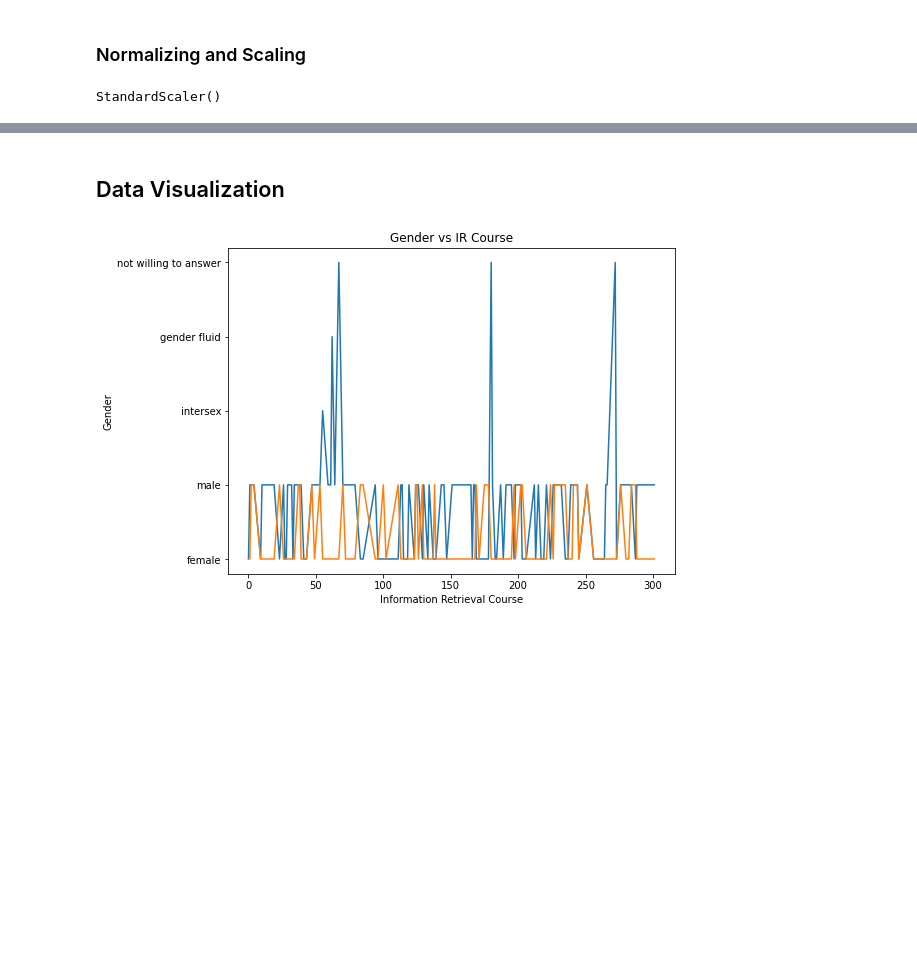
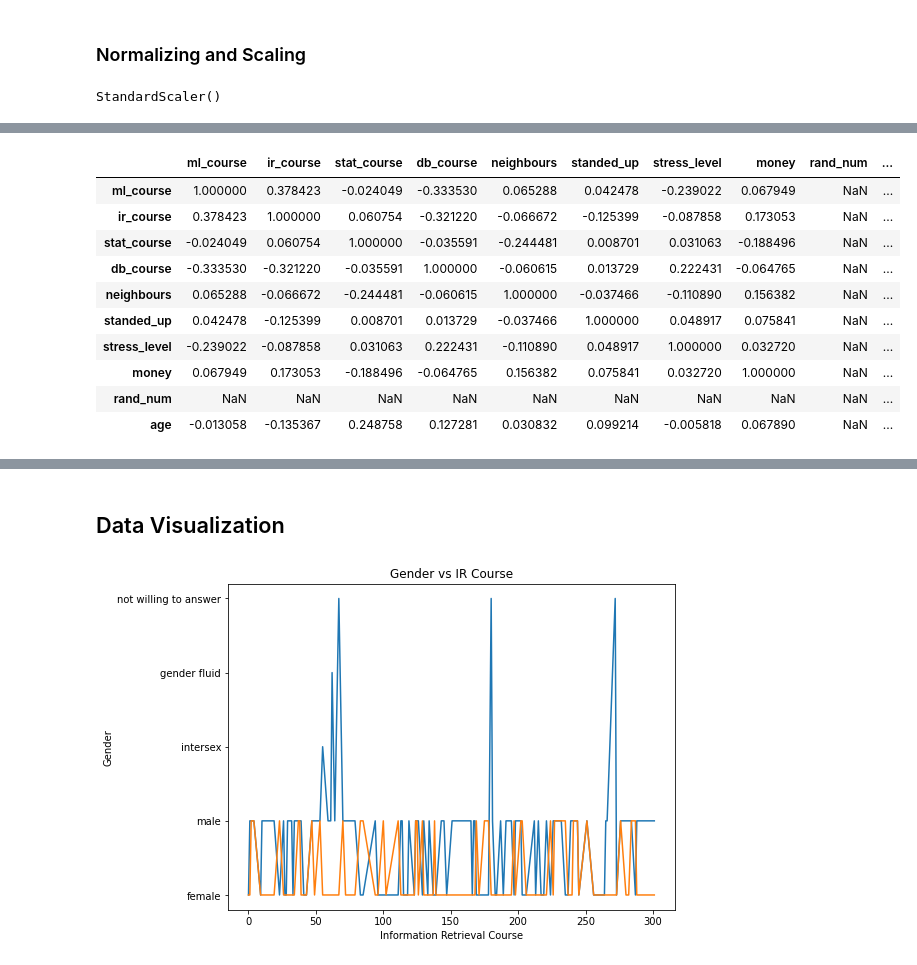
Before and after one commit to melisnv/data-mining-techniques, a Jupyter notebook: task1_explore/1A_EDDA/eda_melis.ipynb, the cells around one changed output, grey strips where cells are left out. Drawn from its saved outputs; the diff is of its cells as text; code cells hidden in the pictures; blank space fills up the shorter version.

```diff
--- a/task1_explore/1A_EDDA/eda_melis.ipynb
+++ b/task1_explore/1A_EDDA/eda_melis.ipynb
@@ -999,3 +999,17 @@ data.describe()
 | 50% | 1.000000 | 0.000000 | 1.000000 | 0.000000 | 1.000000 | 0.000000 | 0.062416 | -0.058986 | -5.744850e-02 | ... |
 | 75% | 1.000000 | 1.000000 | 1.000000 | 1.000000 | 2.000000 | 0.000000 | 0.695956 | 0.716028 | -5.744850e-02 | ... |
 | max | 1.000000 | 1.000000 | 1.000000 | 1.000000 | 300.000000 | 1.000000 | 1.646265 | 1.464992 | -5.744850e-02 | ... |
+# %%
+data.corr()
+# %% [output]
+|  | ml_course | ir_course | stat_course | db_course | neighbours | standed_up | stress_level | money | rand_num | ... |
+| ml_course | 1.000000 | 0.378423 | -0.024049 | -0.333530 | 0.065288 | 0.042478 | -0.239022 | 0.067949 | NaN | ... |
+| ir_course | 0.378423 | 1.000000 | 0.060754 | -0.321220 | -0.066672 | -0.125399 | -0.087858 | 0.173053 | NaN | ... |
+| stat_course | -0.024049 | 0.060754 | 1.000000 | -0.035591 | -0.244481 | 0.008701 | 0.031063 | -0.188496 | NaN | ... |
+| db_course | -0.333530 | -0.321220 | -0.035591 | 1.000000 | -0.060615 | 0.013729 | 0.222431 | -0.064765 | NaN | ... |
+| neighbours | 0.065288 | -0.066672 | -0.244481 | -0.060615 | 1.000000 | -0.037466 | -0.110890 | 0.156382 | NaN | ... |
+| standed_up | 0.042478 | -0.125399 | 0.008701 | 0.013729 | -0.037466 | 1.000000 | 0.048917 | 0.075841 | NaN | ... |
+| stress_level | -0.239022 | -0.087858 | 0.031063 | 0.222431 | -0.110890 | 0.048917 | 1.000000 | 0.032720 | NaN | ... |
+| money | 0.067949 | 0.173053 | -0.188496 | -0.064765 | 0.156382 | 0.075841 | 0.032720 | 1.000000 | NaN | ... |
+| rand_num | NaN | NaN | NaN | NaN | NaN | NaN | NaN | NaN | NaN | ... |
+| age | -0.013058 | -0.135367 | 0.248758 | 0.127281 | 0.030832 | 0.099214 | -0.005818 | 0.067890 | NaN | ... |
```
Also changed, not shown: parts of 5 cells of this notebook.
